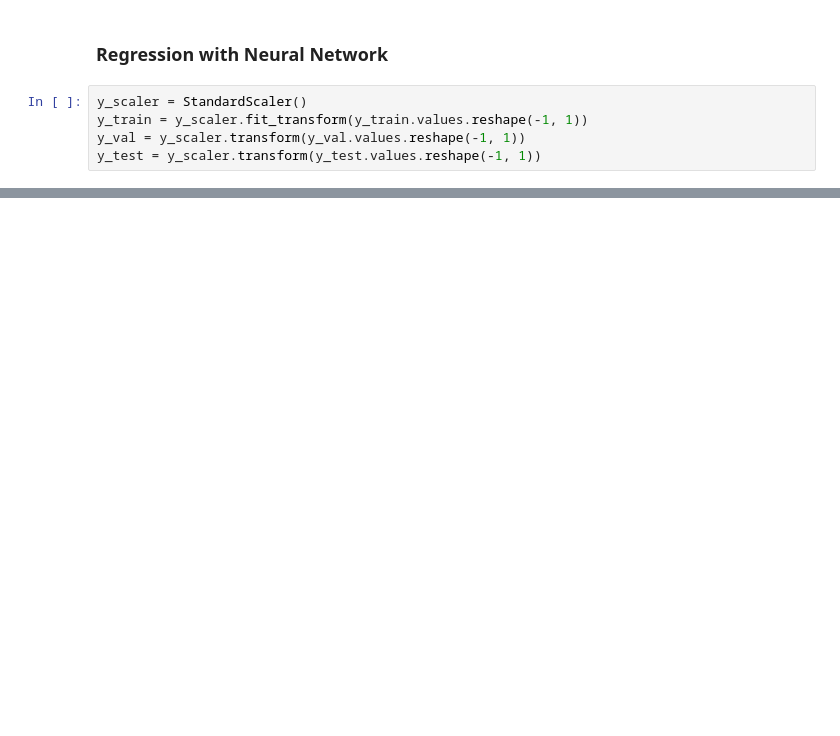
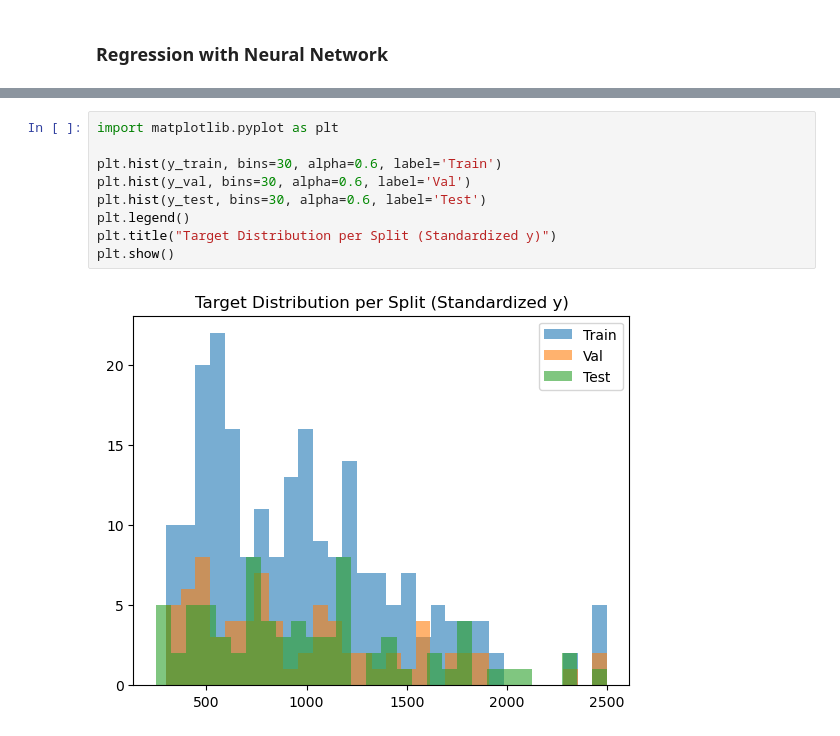
Before and after one commit to kuljitAujla/laptop-price-predictor, a Jupyter notebook: laptop-price-regression.ipynb, the cells around one changed output, grey strips where cells are left out. Saved outputs shown, nothing was run; the diff lists cells and outputs as text; blank space fills up the shorter version.

```diff
--- a/laptop-price-regression.ipynb
+++ b/laptop-price-regression.ipynb
@@ -407,7 +407,2 @@ RMSE: 293.13
 # %% [markdown]
 ### Regression with Neural Network
-# %%
-y_scaler = StandardScaler()
-y_train = y_scaler.fit_transform(y_train.values.reshape(-1, 1))
-y_val = y_scaler.transform(y_val.values.reshape(-1, 1))
-y_test = y_scaler.transform(y_test.values.reshape(-1, 1))
@@ -483,0 +520,11 @@ RMSE (val): 27865861.25
+# %%
+import matplotlib.pyplot as plt
+
+plt.hist(y_train, bins=30, alpha=0.6, label='Train')
+plt.hist(y_val, bins=30, alpha=0.6, label='Val')
+plt.hist(y_test, bins=30, alpha=0.6, label='Test')
+plt.legend()
+plt.title("Target Distribution per Split (Standardized y)")
+plt.show()
+# %% [output]
+[figure, added]
```
Also changed, not shown: parts of 30 cells of this notebook.
